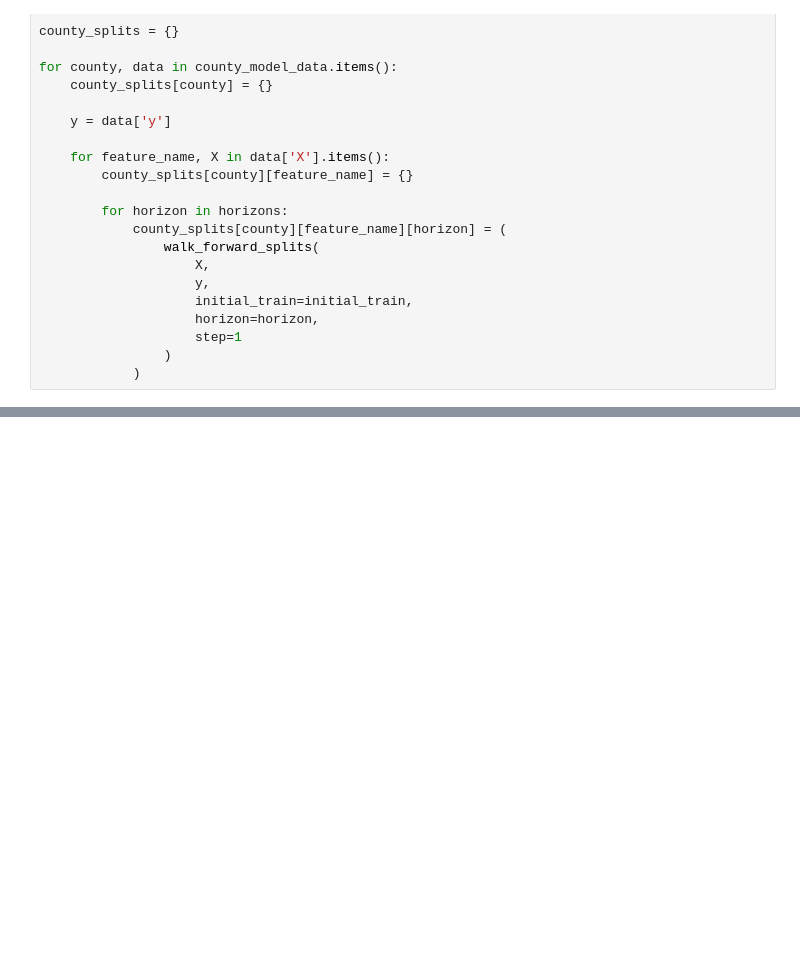
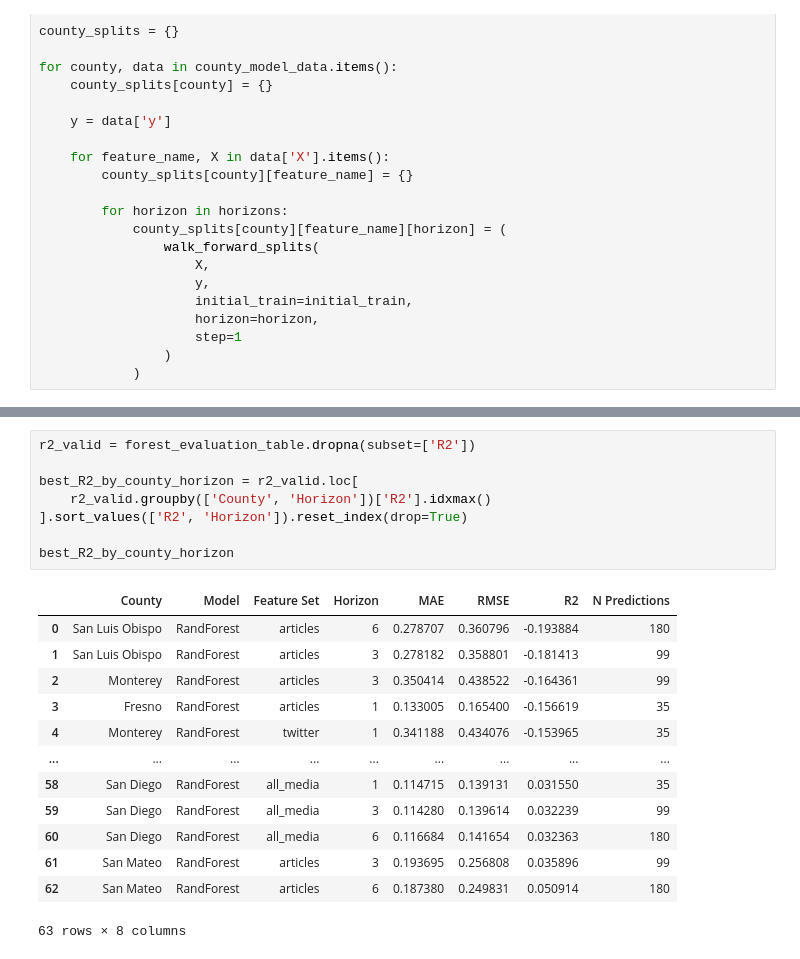
Before and after one commit to MBanuelos/ValleyFever-MediaSignals, a Jupyter notebook: notebooks/Media_Forest.ipynb, the cells around one changed output, grey strips where cells are left out. Drawn from its saved outputs; the diff is of its cells as text; blank space fills up the shorter version.

```diff
--- a/notebooks/Media_Forest.ipynb
+++ b/notebooks/Media_Forest.ipynb
@@ -811,0 +870,22 @@ NameError: name 'forest_results' is not defined
+# %%
+r2_valid = forest_evaluation_table.dropna(subset=['R2'])
+
+best_R2_by_county_horizon = r2_valid.loc[
+    r2_valid.groupby(['County', 'Horizon'])['R2'].idxmax()
+].sort_values(['R2', 'Horizon']).reset_index(drop=True)
+
+best_R2_by_county_horizon
+# %% [output]
+|  | County | Model | Feature Set | Horizon | MAE | RMSE | R2 | N Predictions |
+| 0 | San Luis Obispo | RandForest | articles | 6 | 0.278707 | 0.360796 | -0.193884 | 180 |
+| 1 | San Luis Obispo | RandForest | articles | 3 | 0.278182 | 0.358801 | -0.181413 | 99 |
+| 2 | Monterey | RandForest | articles | 3 | 0.350414 | 0.438522 | -0.164361 | 99 |
+| 3 | Fresno | RandForest | articles | 1 | 0.133005 | 0.165400 | -0.156619 | 35 |
+| 4 | Monterey | RandForest | twitter | 1 | 0.341188 | 0.434076 | -0.153965 | 35 |
+| ... | ... | ... | ... | ... | ... | ... | ... | ... |
+| 58 | San Diego | RandForest | all_media | 1 | 0.114715 | 0.139131 | 0.031550 | 35 |
+| 59 | San Diego | RandForest | all_media | 3 | 0.114280 | 0.139614 | 0.032239 | 99 |
+| 60 | San Diego | RandForest | all_media | 6 | 0.116684 | 0.141654 | 0.032363 | 180 |
+| 61 | San Mateo | RandForest | articles | 3 | 0.193695 | 0.256808 | 0.035896 | 99 |
+| 62 | San Mateo | RandForest | articles | 6 | 0.187380 | 0.249831 | 0.050914 | 180 |
+63 rows × 8 columns
```
Also changed, not shown: parts of 5 cells of this notebook, 2 other files.
